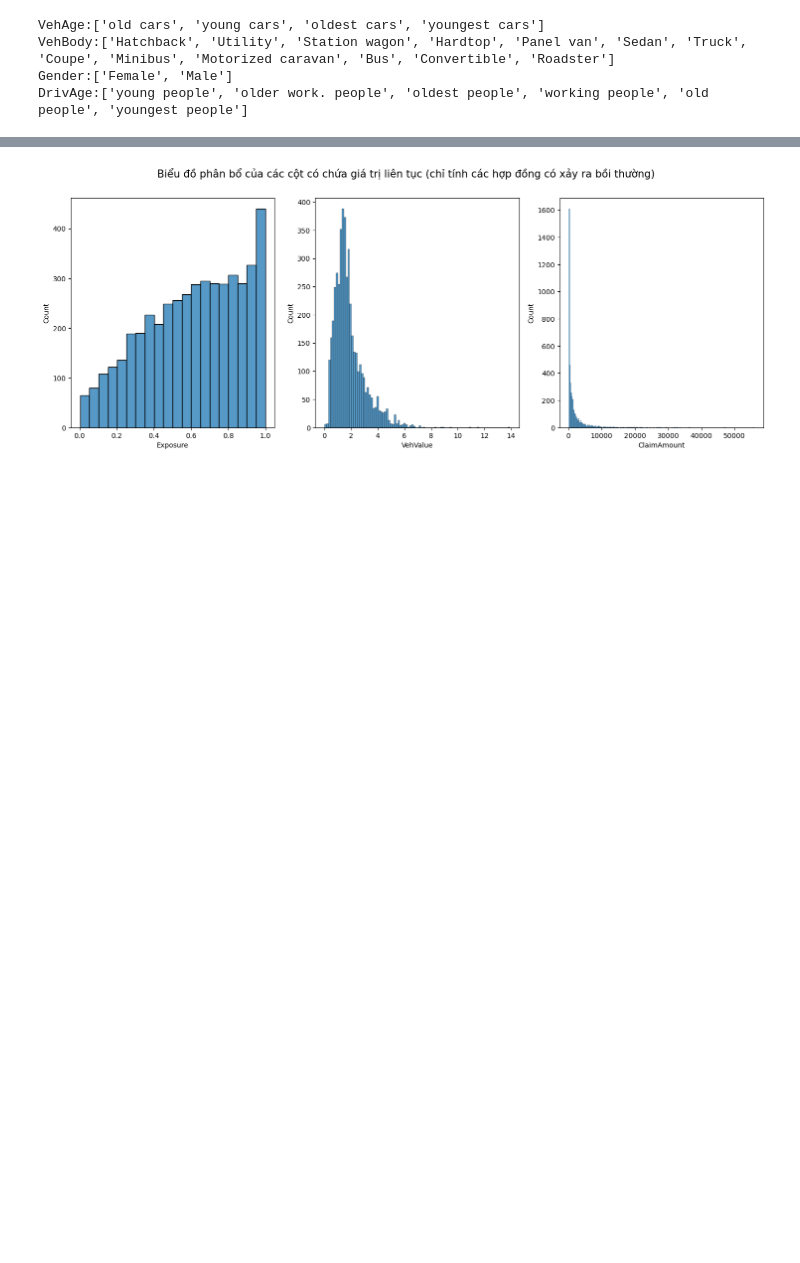
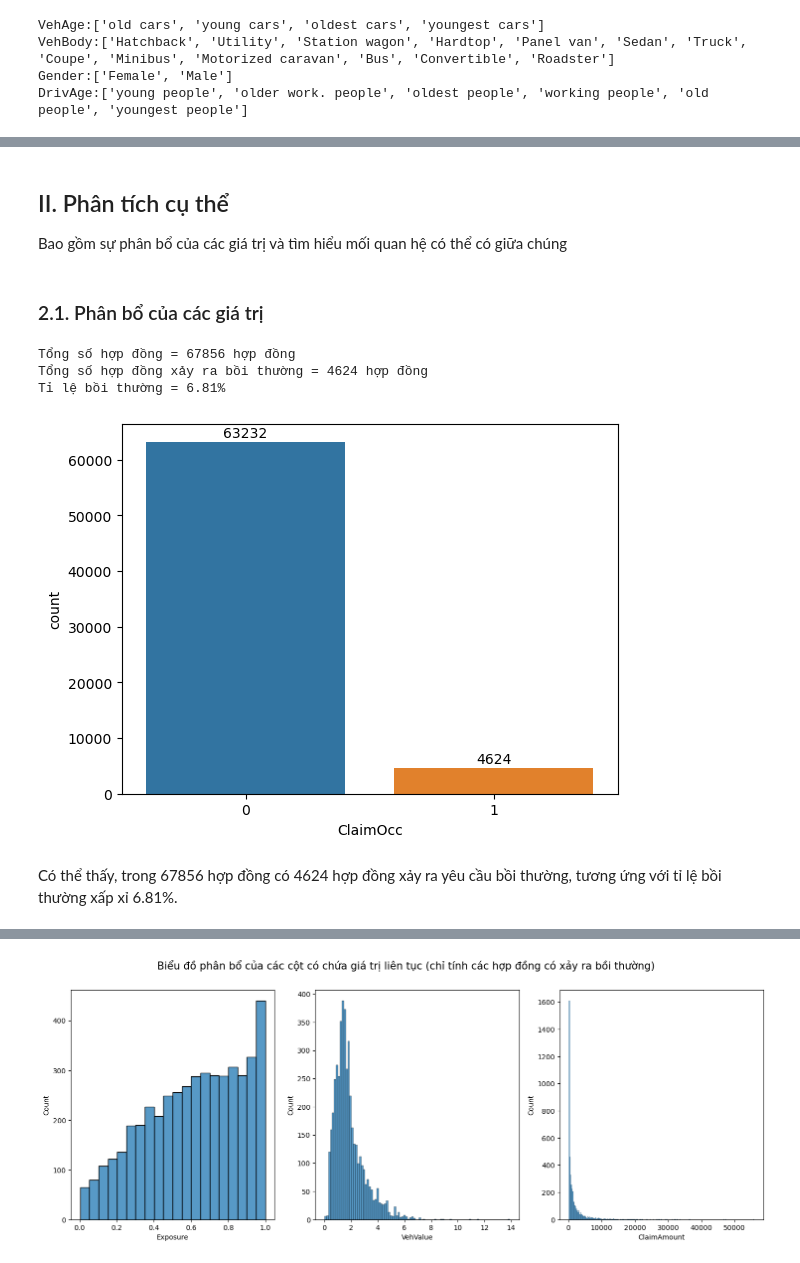
Before and after one commit to deniahc566/ausprivauto0405_analysis, a Jupyter notebook: ausprivauto0405_analysis.ipynb, the cells around one changed output, grey strips where cells are left out. Drawn from its saved outputs; the diff is of its cells as text; code cells hidden in the pictures; blank space fills up the shorter version.

```diff
--- a/ausprivauto0405_analysis.ipynb
+++ b/ausprivauto0405_analysis.ipynb
@@ -114,0 +156,26 @@ cats_frequency_pct
+# %% [markdown]
+## II. Phân tích cụ thể
+
+Bao gồm sự phân bổ của các giá trị và tìm hiểu mối quan hệ có thể có giữa chúng
+# %% [markdown]
+### 2.1. Phân bổ của các giá trị
+# %%
+#Tính toán tỉ lệ bồi thường
+TotalPolicies = ausprivauto0405_data["ClaimOcc"].count()
+ClaimOccPolicies = ausprivauto0405_data_claimocced["ClaimOcc"].sum()
+ClaimRate = ClaimOccPolicies*100/TotalPolicies
+print(f"Tổng số hợp đồng = {TotalPolicies} hợp đồng")
+print(f"Tổng số hợp đồng xảy ra bồi thường = {ClaimOccPolicies} hợp đồng")
+print(f"Tỉ lệ bồi thường = {round(ClaimRate,2)}%")
+
+#Vẽ biểu đồ phân bổ của ClaimOcc
+ClaimOcc_dist = sns.countplot(data=ausprivauto0405_data, x='ClaimOcc')
+for i in ClaimOcc_dist.containers:
+   ClaimOcc_dist.bar_label(i, padding=1.5)
+# %% [output]
+Tổng số hợp đồng = 67856 hợp đồng
+Tổng số hợp đồng xảy ra bồi thường = 4624 hợp đồng
+Tỉ lệ bồi thường = 6.81%
+[figure, added]
+# %% [markdown]
+Có thể thấy, trong 67856 hợp đồng có 4624 hợp đồng xảy ra yêu cầu bồi thường, tương ứng với tỉ lệ bồi thường xấp xỉ 6.81%.
```
Also changed, not shown: parts of 49 cells of this notebook.
